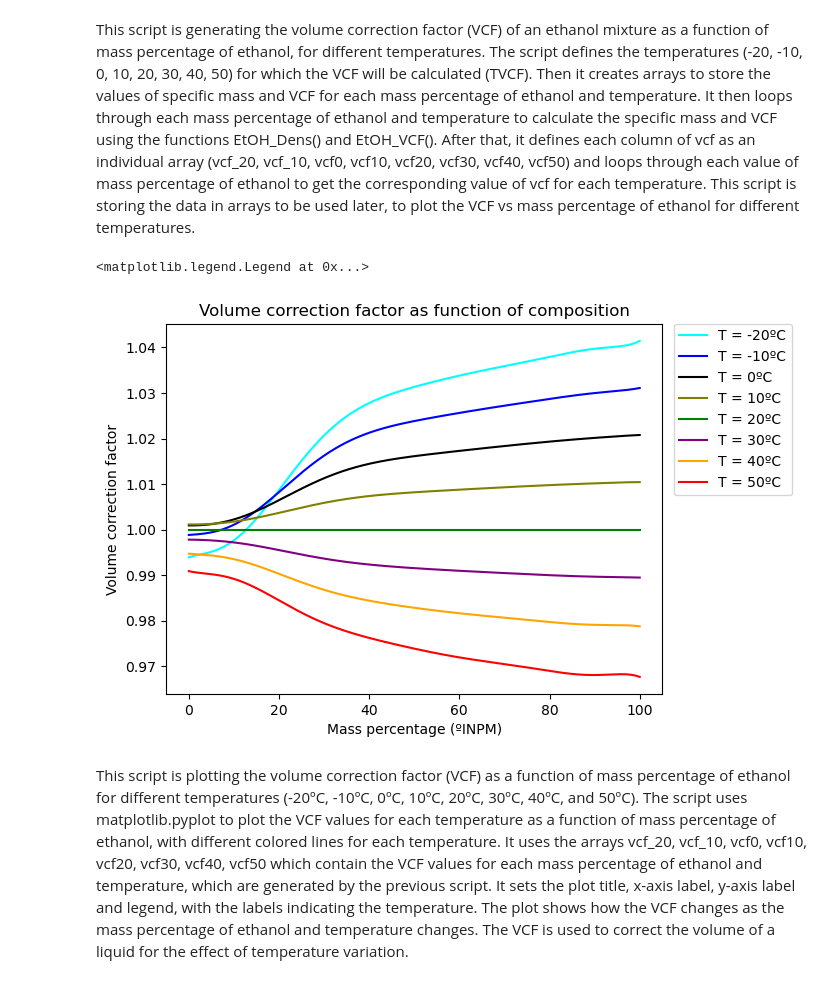
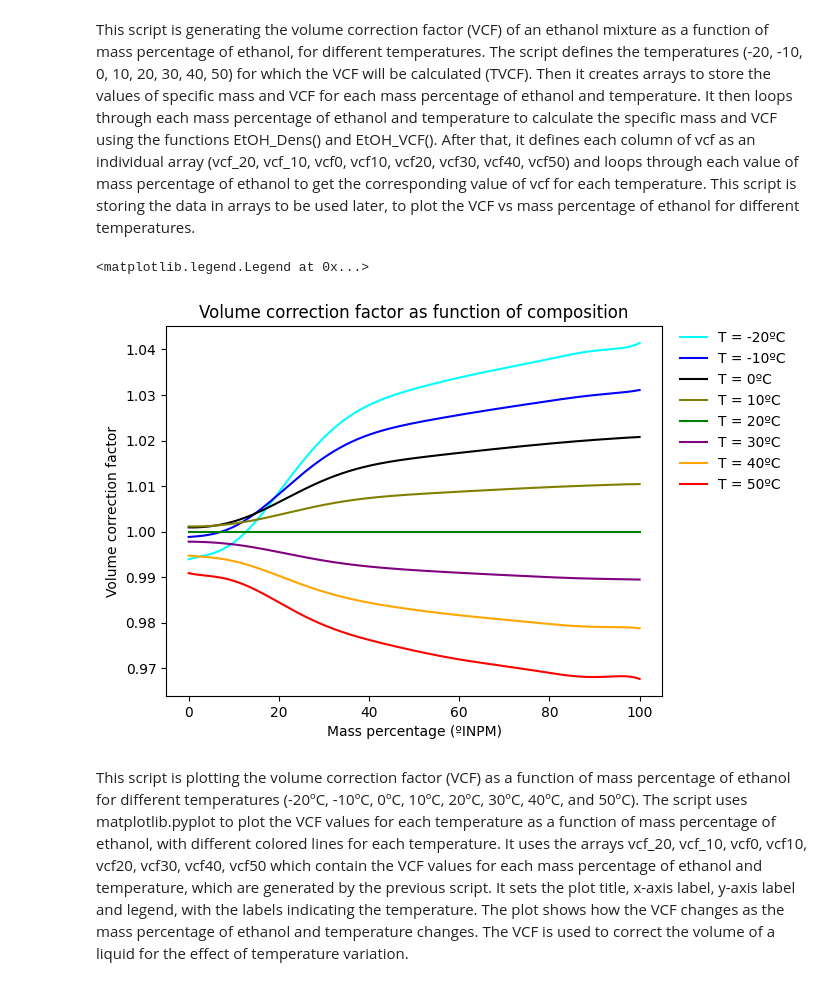
Before and after one commit to willc127/Alcoholic_curves, a Jupyter notebook: EtOH_Density.ipynb, the cells around one changed output. Drawn from its saved outputs; the diff is of its cells as text; code cells hidden in the pictures.

```diff
--- a/EtOH_Density.ipynb
+++ b/EtOH_Density.ipynb
@@ -42,16 +42,16 @@ def EtOH_Dens(xm,T):
 
     #Calculate the first summation (composition)
     for k in range(1, len(A)):
-      sum1=sum1+A[k]*(xm/100-0.5)**(k) #Calculate the first summation (composition)
+      sum1 += A[k]*(xm/100-0.5)**(k) #Calculate the first summation (composition)
 
     #Calculate the second summation (temperature)
     for k in range(0, len(B)):
-      sum2=sum2+B[k]*(T-Tr)**(k+1)
+      sum2 += B[k]*(T-Tr)**(k+1)
 
     #Calculate the third summation (composition and temperature)
     for i in range(0,n):
       for k in range(0,m[i]):
-        sum3=sum3+C[k][i]*(xm/100-0.5)**(k+1)*(T-Tr)**(i+1)
+        sum3 += C[k][i]*(xm/100-0.5)**(k+1)*(T-Tr)**(i+1)
 
     #Calculate the specific mass
     D = A[0]+sum1+sum2+sum3
@@ -224,22 +224,22 @@ This script is storing the data in arrays to be used later, to plot the VCF vs m
 # %%
 #plot the VCF and composition for each temperature
 plt.plot(x, vcf_20,'-', color='cyan', label = 'T = -20ºC')
 plt.plot(x, vcf_10,'-', color='blue', label = 'T = -10ºC')
 plt.plot(x, vcf0,'-', color='black', label = 'T = 0ºC')
 plt.plot(x, vcf10,'-', color='olive', label = 'T = 10ºC')
 plt.plot(x, vcf20,'-', color='green', label = 'T = 20ºC')
 plt.plot(x, vcf30,'-', color='purple', label = 'T = 30ºC')
 plt.plot(x, vcf40,'-', color='orange', label = 'T = 40ºC')
 plt.plot(x, vcf50,'-', color='red', label = 'T = 50ºC')
 
 #Define the plot parameters
 plt.title('Volume correction factor as function of composition')
 plt.xlabel('Mass percentage (ºINPM)')
 plt.ylabel('Volume correction factor')
-plt.legend(bbox_to_anchor=( 1.275, 1.02))
+plt.legend(bbox_to_anchor=( 1.275, 1.02), frameon = False)
 # %% [output]
 <matplotlib.legend.Legend at 0x...>
-[figure, old version]
+[figure, new version]
 # %% [markdown]
 This script is plotting the volume correction factor (VCF) as a function of mass percentage of ethanol for different temperatures (-20ºC, -10ºC, 0ºC, 10ºC, 20ºC, 30ºC, 40ºC, and 50ºC). The script uses matplotlib.pyplot to plot the VCF values for each temperature as a function of mass percentage of ethanol, with different colored lines for each temperature. It uses the arrays vcf_20, vcf_10, vcf0, vcf10, vcf20, vcf30, vcf40, vcf50 which contain the VCF values for each mass percentage of ethanol and temperature, which are generated by the previous script.
 It sets the plot title, x-axis label, y-axis label and legend, with the labels indicating the temperature.
```
Also changed, not shown: parts of 3 cells of this notebook.
